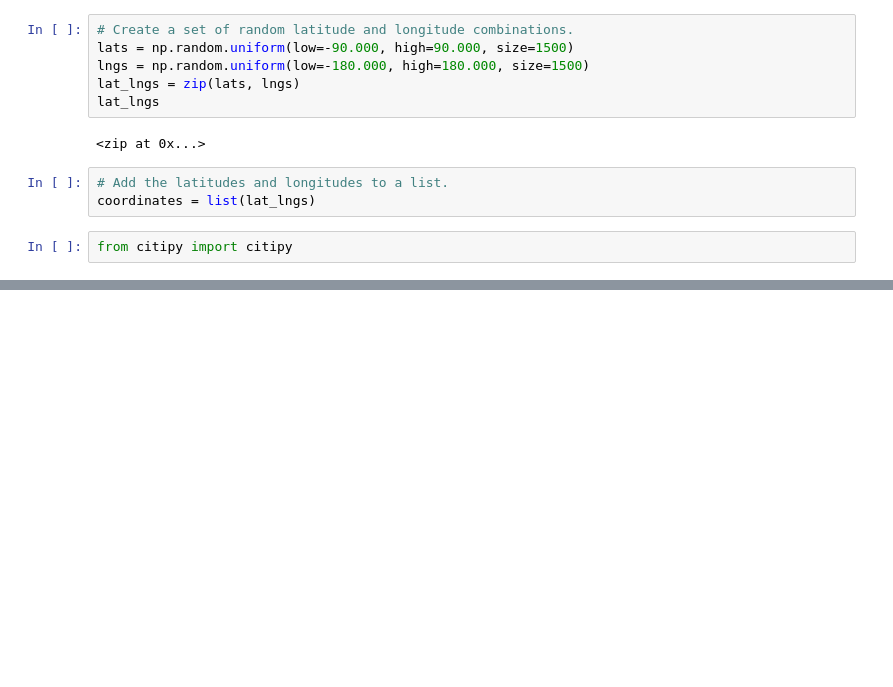
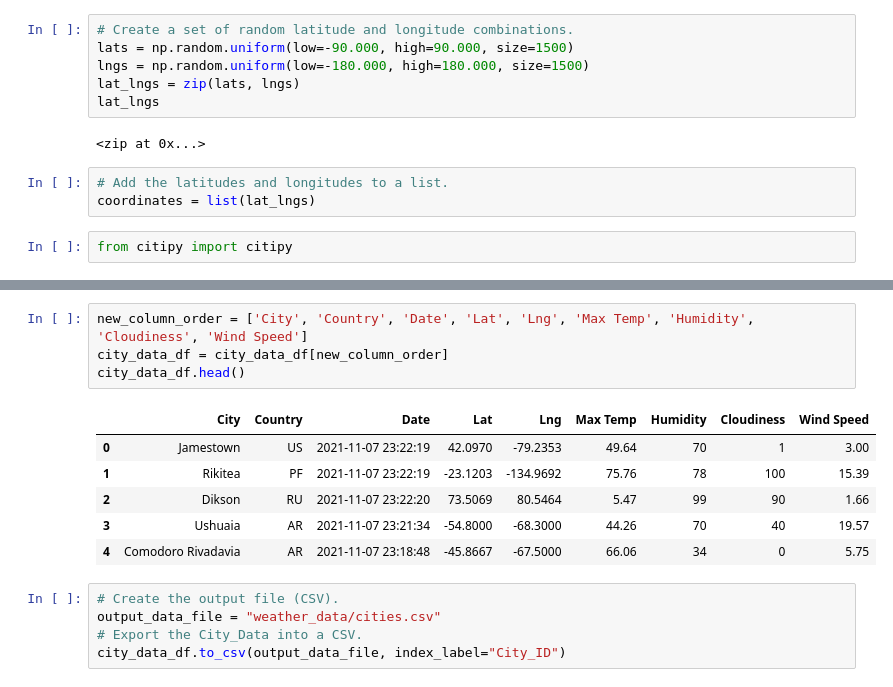
Before and after one commit to MeredithTracy/World_Weather_Analysis, a Jupyter notebook: WeatherPy.ipynb, the cells around one changed output, grey strips where cells are left out. Drawn from its saved outputs; the diff is of its cells as text; blank space fills up the shorter version.

```diff
--- a/WeatherPy.ipynb
+++ b/WeatherPy.ipynb
@@ -32,0 +144,16 @@ len(cities)
+# %%
+new_column_order = ['City', 'Country', 'Date', 'Lat', 'Lng', 'Max Temp', 'Humidity', 'Cloudiness', 'Wind Speed']
+city_data_df = city_data_df[new_column_order]
+city_data_df.head()
+# %% [output]
+|  | City | Country | Date | Lat | Lng | Max Temp | Humidity | Cloudiness | Wind Speed |
+| 0 | Jamestown | US | 2021-11-07 23:22:19 | 42.0970 | -79.2353 | 49.64 | 70 | 1 | 3.00 |
+| 1 | Rikitea | PF | 2021-11-07 23:22:19 | -23.1203 | -134.9692 | 75.76 | 78 | 100 | 15.39 |
+| 2 | Dikson | RU | 2021-11-07 23:22:20 | 73.5069 | 80.5464 | 5.47 | 99 | 90 | 1.66 |
+| 3 | Ushuaia | AR | 2021-11-07 23:21:34 | -54.8000 | -68.3000 | 44.26 | 70 | 40 | 19.57 |
+| 4 | Comodoro Rivadavia | AR | 2021-11-07 23:18:48 | -45.8667 | -67.5000 | 66.06 | 34 | 0 | 5.75 |
+# %%
+# Create the output file (CSV).
+output_data_file = "weather_data/cities.csv"
+# Export the City_Data into a CSV.
+city_data_df.to_csv(output_data_file, index_label="City_ID")
```
Also changed, not shown: parts of 5 cells of this notebook.
